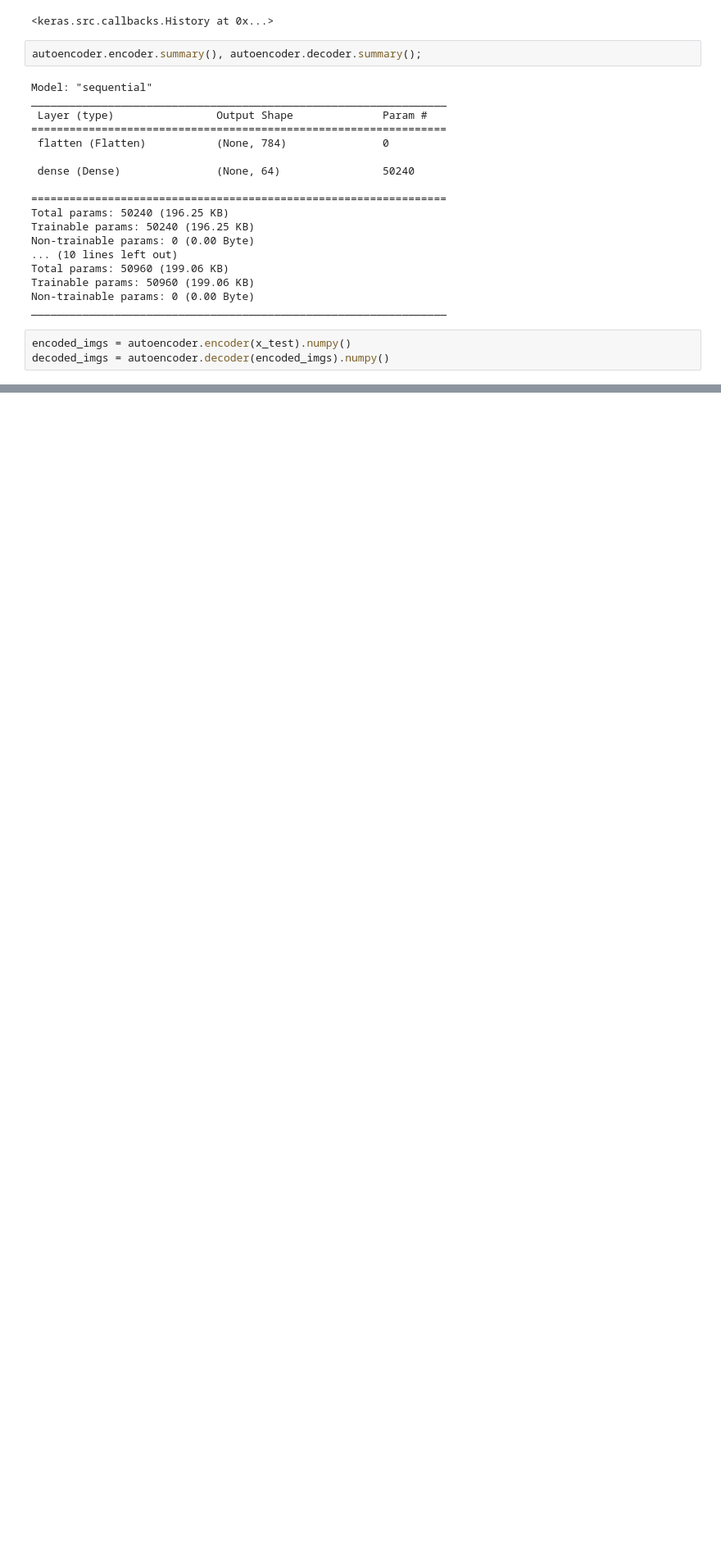
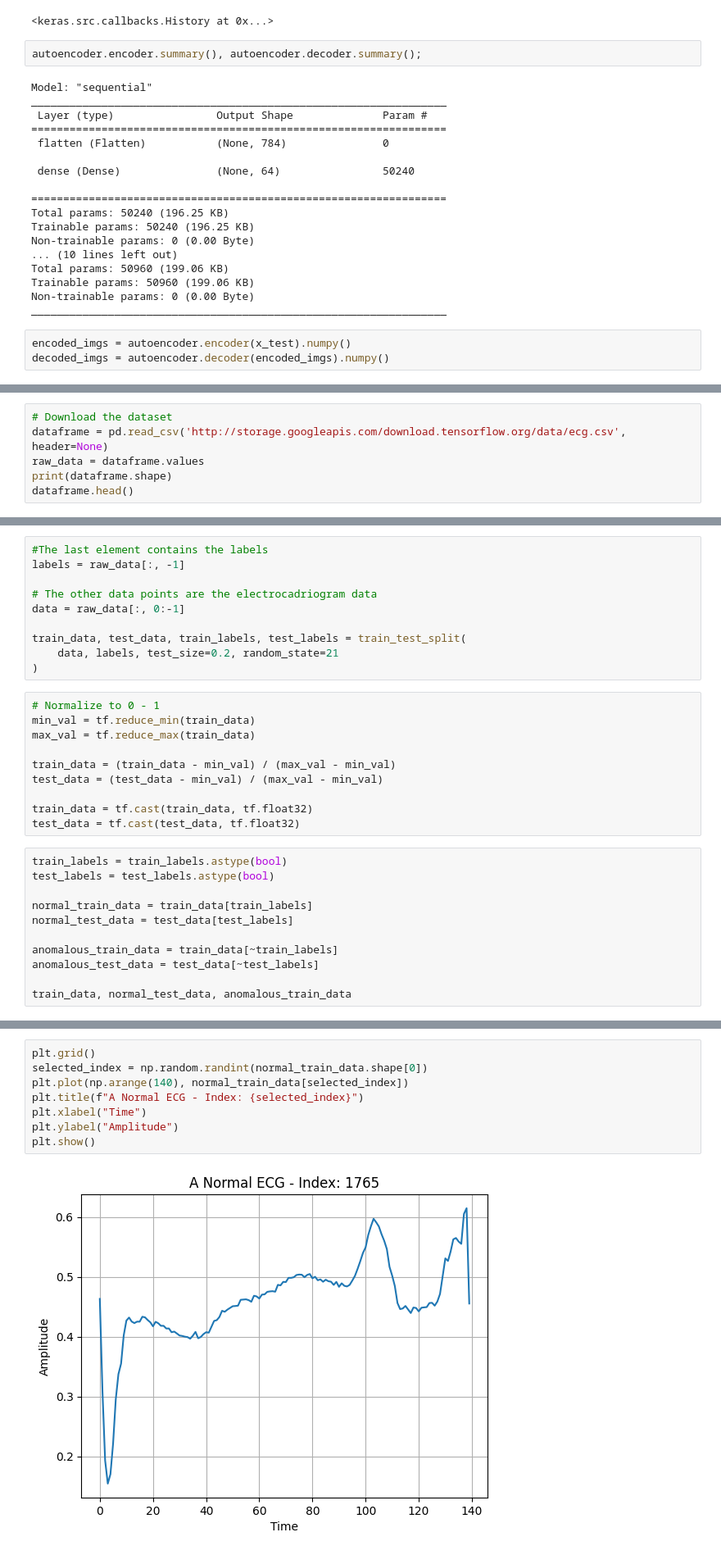
Before and after one commit to Amirhatamian/ML-, a Jupyter notebook: ML.ipynb, the cells around one changed output, grey strips where cells are left out. Shown: that part at 82% size. Drawn from its saved outputs; the diff is of its cells as text; blank space fills up the shorter version.

```diff
--- a/ML.ipynb
+++ b/ML.ipynb
@@ -126,0 +166,6 @@ decoded_imgs = autoencoder.decoder(encoded_imgs).numpy()
+# %%
+# Download the dataset
+dataframe = pd.read_csv('http://storage.googleapis.com/download.tensorflow.org/data/ecg.csv', header=None)
+raw_data = dataframe.values
+print(dataframe.shape)
+dataframe.head()
@@ -126,0 +223,31 @@ decoded_imgs = autoencoder.decoder(encoded_imgs).numpy()
+# %%
+#The last element contains the labels
+labels = raw_data[:, -1]
+
+# The other data points are the electrocadriogram data
+data = raw_data[:, 0:-1]
+
+train_data, test_data, train_labels, test_labels = train_test_split(
+    data, labels, test_size=0.2, random_state=21
+)
+# %%
+# Normalize to 0 - 1
+min_val = tf.reduce_min(train_data)
+max_val = tf.reduce_max(train_data)
+
+train_data = (train_data - min_val) / (max_val - min_val)
+test_data = (test_data - min_val) / (max_val - min_val)
+
+train_data = tf.cast(train_data, tf.float32)
+test_data = tf.cast(test_data, tf.float32)
+# %%
+train_labels = train_labels.astype(bool)
+test_labels = test_labels.astype(bool)
+
+normal_train_data = train_data[train_labels]
+normal_test_data = test_data[test_labels]
+
+anomalous_train_data = train_data[~train_labels]
+anomalous_test_data = test_data[~test_labels]
+
+train_data, normal_test_data, anomalous_train_data
@@ -126,0 +272,10 @@ decoded_imgs = autoencoder.decoder(encoded_imgs).numpy()
+# %%
+plt.grid()
+selected_index = np.random.randint(normal_train_data.shape[0])
+plt.plot(np.arange(140), normal_train_data[selected_index])
+plt.title(f"A Normal ECG - Index: {selected_index}")
+plt.xlabel("Time")
+plt.ylabel("Amplitude")
+plt.show()
+# %% [output]
+[figure, added]
```
Also changed, not shown: parts of 21 cells of this notebook.
